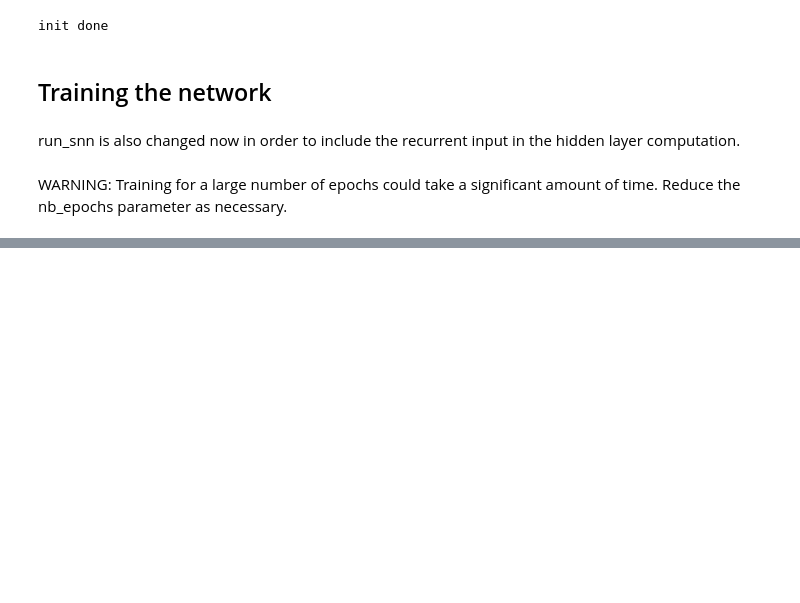
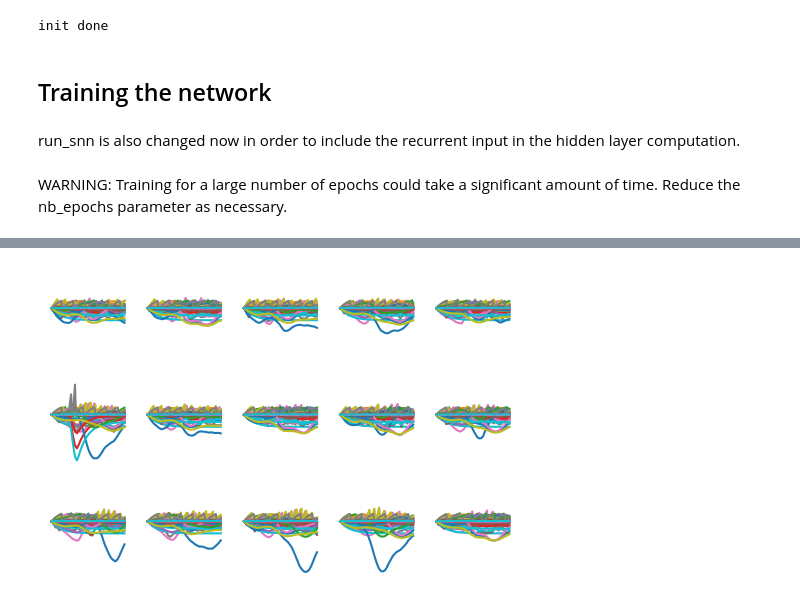
Before and after one commit to fzenke/spytorch, a Jupyter notebook: notebooks/SpyTorchTutorial5.ipynb, the cells around one changed output, grey strips where cells are left out. Drawn from its saved outputs; the diff is of its cells as text; code cells hidden in the pictures; blank space fills up the shorter version.

```diff
--- a/notebooks/SpyTorchTutorial5.ipynb
+++ b/notebooks/SpyTorchTutorial5.ipynb
@@ -218,16 +113,27 @@ beta    = float(np.exp(-time_step/tau_mem))
 # %% [markdown]
 Let's also now include recurrent weights in the hidden layer. This significantly improves performance on the SHD dataset .
 # %%
-weight_scale = 0.2
+encoder_weight_scale = 0.1
+fwd_weight_scale = 0.2
+rec_weight_scale = fwd_weight_scale
 
+# Parameters
+
+# Encoder
+enc_gain = torch.empty((nb_inputs,),  device=device, dtype=dtype, requires_grad=True)
+enc_bias = torch.empty((nb_inputs,),  device=device, dtype=dtype, requires_grad=True)
+torch.nn.init.normal_(enc_gain, mean=0.0, std=encoder_weight_scale) # TODO update this parameter
+torch.nn.init.normal_(enc_bias, mean=0.0, std=1.0)
+
+# Spiking network
 w1 = torch.empty((nb_inputs, nb_hidden),  device=device, dtype=dtype, requires_grad=True)
-torch.nn.init.normal_(w1, mean=0.0, std=weight_scale/np.sqrt(nb_inputs))
+torch.nn.init.normal_(w1, mean=0.0, std=fwd_weight_scale/np.sqrt(nb_inputs))
 
 w2 = torch.empty((nb_hidden, nb_outputs), device=device, dtype=dtype, requires_grad=True)
-torch.nn.init.normal_(w2, mean=0.0, std=weight_scale/np.sqrt(nb_hidden))
+torch.nn.init.normal_(w2, mean=0.0, std=fwd_weight_scale/np.sqrt(nb_hidden))
 
 v1 = torch.empty((nb_hidden, nb_hidden), device=device, dtype=dtype, requires_grad=True)
-torch.nn.init.normal_(v1, mean=0.0, std=weight_scale/np.sqrt(nb_hidden))
+torch.nn.init.normal_(v1, mean=0.0, std=rec_weight_scale/np.sqrt(nb_hidden))
 
 print("init done")
 # %% [output]
@@ -425 +347,8 @@ mem_rec, spk_rec = other_recordings
+# %%
+# This is how our spiking encoders convert the current based input into spike trains
+
+fig=plt.figure(dpi=100)
+plot_voltage_traces(enc_rec)
+# %% [output]
+[figure, added]
 # %%
```
Also changed, not shown: parts of 30 cells of this notebook, 1 other file.
